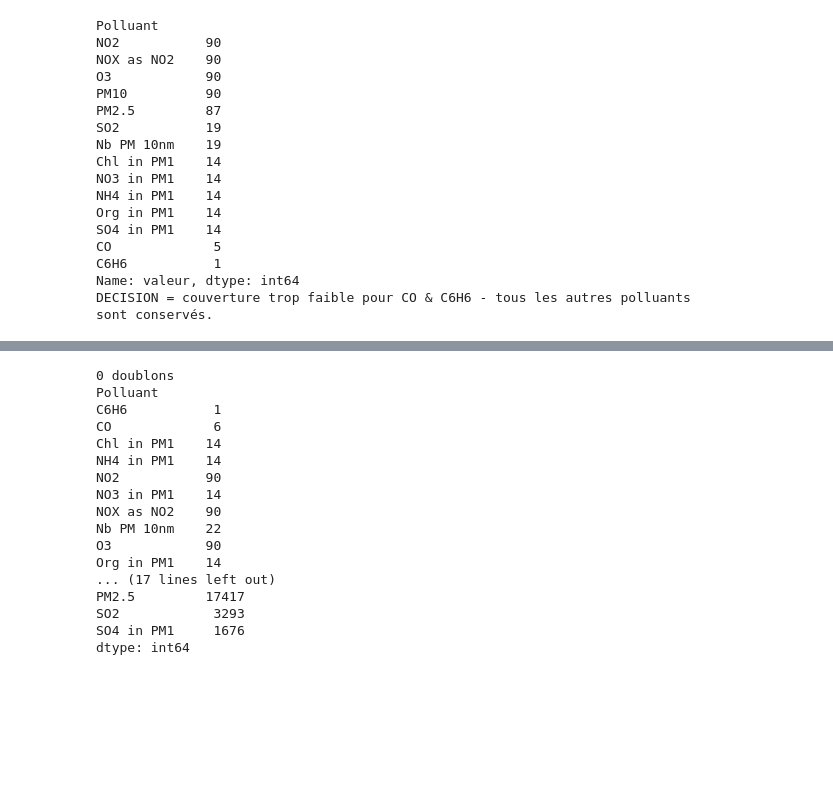
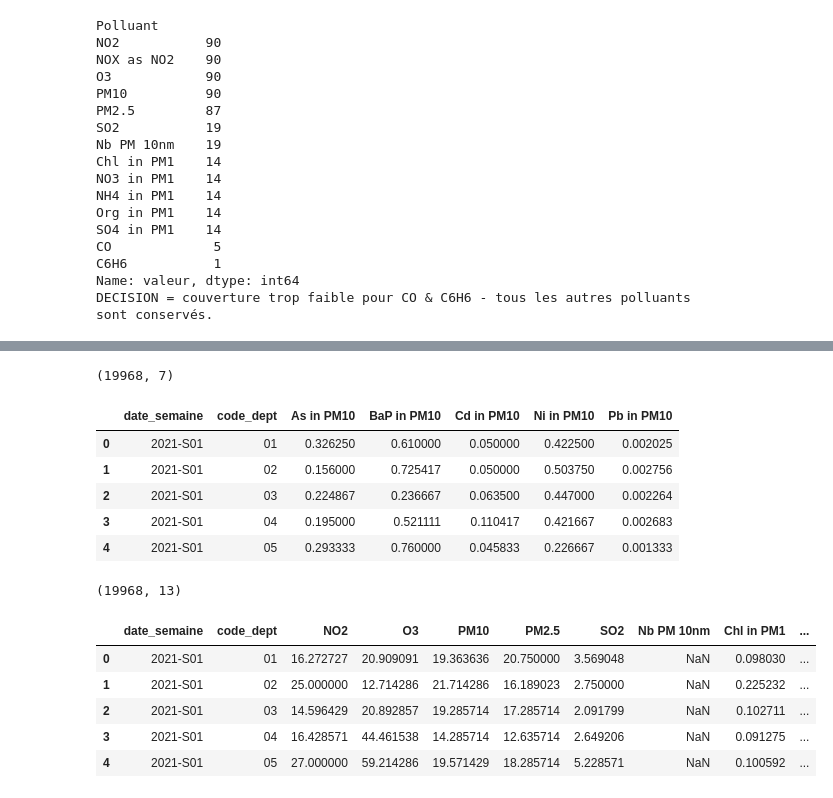
Before and after one commit to jbrocardplatim/LIORA_PROJET_PATHO_RESPIRATOIRES, a Jupyter notebook: notebooks/15_agreg_pollution_round_suivant.ipynb, the cells around one changed output, grey strips where cells are left out. Drawn from its saved outputs; the diff is of its cells as text; code cells hidden in the pictures; blank space fills up the shorter version.

Commit message:
data pollution màj

```diff
--- a/notebooks/15_agreg_pollution_round_suivant.ipynb
+++ b/notebooks/15_agreg_pollution_round_suivant.ipynb
@@ -250,23 +462,27 @@ DECISION = couverture trop faible pour CO & C6H6 - tous les autres polluants son
 # %%
-cles = ["code_dept", "date_semaine", "Polluant"]
-print(hebdo.duplicated(subset=cles).sum(), "doublons")      # 0 = une seule ligne par clé
-print(hebdo.groupby("Polluant")["code_dept"].nunique())     # départements par polluant
-print(hebdo.groupby("Polluant").size())
+pollut1=pd.read_csv('../data/final_metropole/pollution1_2021_2024.csv')
+display(pollut1.shape)
+display(pollut1.head())
+
+pollut2=pd.read_csv('../data/final_metropole/pollution2_2021_2024.csv')
+display(pollut2.shape)
+display(pollut2.head())
+
+pollut2=pollut2.drop(columns=["Nb PM 10nm"])
+pollut3=pollut1.merge(pollut2,on=['date_semaine', 'code_dept'], how='left')
+pollut3.to_csv('../data/final_metropole/pollution3_2021_2024.csv', index=False)
 # %% [output]
-0 doublons
-Polluant
-C6H6           1
-CO             6
-Chl in PM1    14
-NH4 in PM1    14
-NO2           90
-NO3 in PM1    14
-NOX as NO2    90
-Nb PM 10nm    22
-O3            90
-Org in PM1    14
-... (17 lines left out)
-PM2.5         17417
-SO2            3293
-SO4 in PM1     1676
-dtype: int64
+(19968, 7)
+|  | date_semaine | code_dept | As in PM10 | BaP in PM10 | Cd in PM10 | Ni in PM10 | Pb in PM10 |
+| 0 | 2021-S01 | 01 | 0.326250 | 0.610000 | 0.050000 | 0.422500 | 0.002025 |
+| 1 | 2021-S01 | 02 | 0.156000 | 0.725417 | 0.050000 | 0.503750 | 0.002756 |
+| 2 | 2021-S01 | 03 | 0.224867 | 0.236667 | 0.063500 | 0.447000 | 0.002264 |
+| 3 | 2021-S01 | 04 | 0.195000 | 0.521111 | 0.110417 | 0.421667 | 0.002683 |
+| 4 | 2021-S01 | 05 | 0.293333 | 0.760000 | 0.045833 | 0.226667 | 0.001333 |
+(19968, 13)
+|  | date_semaine | code_dept | NO2 | O3 | PM10 | PM2.5 | SO2 | Nb PM 10nm | Chl in PM1 | ... |
+| 0 | 2021-S01 | 01 | 16.272727 | 20.909091 | 19.363636 | 20.750000 | 3.569048 | NaN | 0.098030 | ... |
+| 1 | 2021-S01 | 02 | 25.000000 | 12.714286 | 21.714286 | 16.189023 | 2.750000 | NaN | 0.225232 | ... |
+| 2 | 2021-S01 | 03 | 14.596429 | 20.892857 | 19.285714 | 17.285714 | 2.091799 | NaN | 0.102711 | ... |
+| 3 | 2021-S01 | 04 | 16.428571 | 44.461538 | 14.285714 | 12.635714 | 2.649206 | NaN | 0.091275 | ... |
+| 4 | 2021-S01 | 05 | 27.000000 | 59.214286 | 19.571429 | 18.285714 | 5.228571 | NaN | 0.100592 | ... |
```
Also changed, not shown: parts of 6 cells of this notebook, 4 other files.
